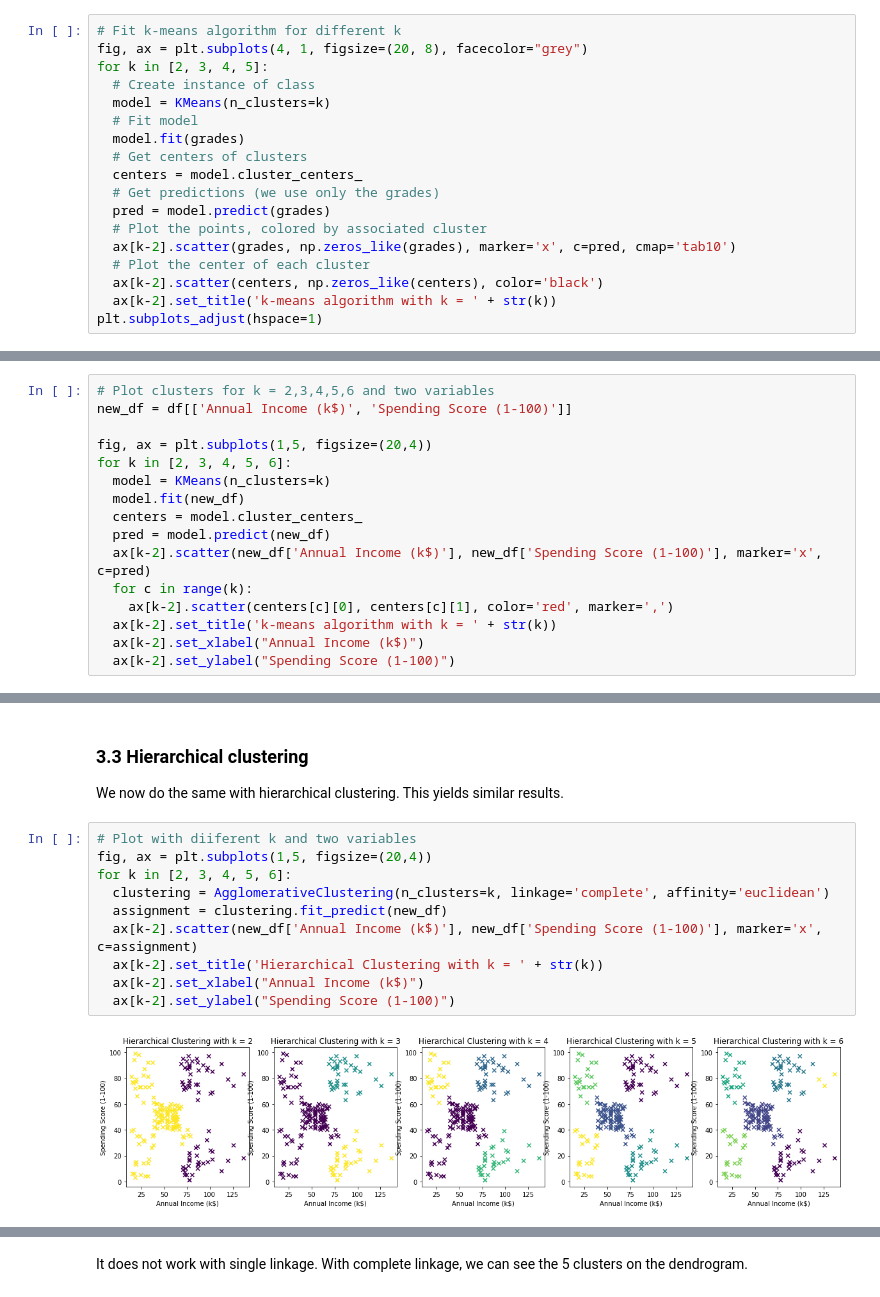
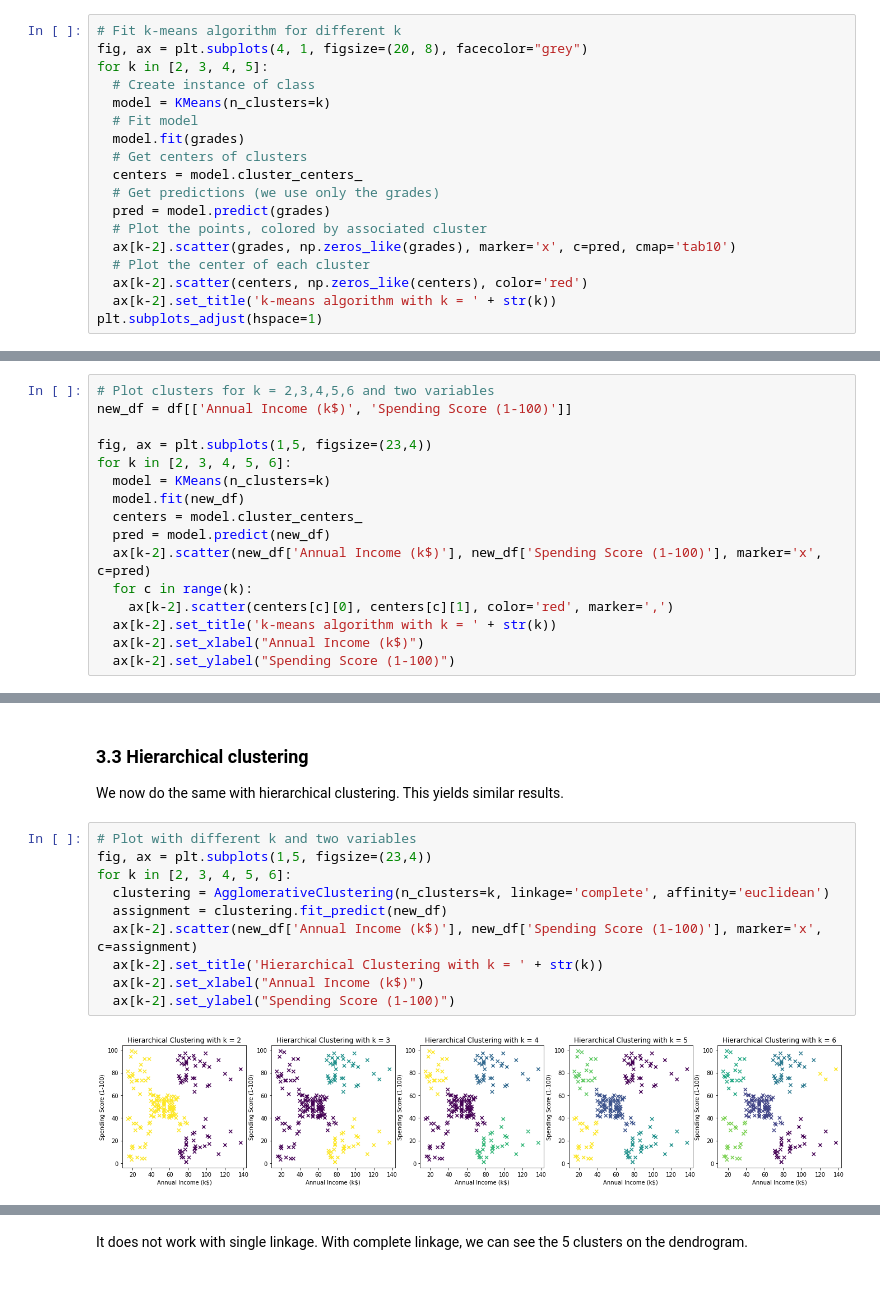
Before and after one commit to michalis0/DataScience_and_MachineLearning, a Jupyter notebook: week11/Clustering.ipynb, the cells around one changed output, grey strips where cells are left out. Saved outputs shown, nothing was run; the diff lists cells and outputs as text.

```diff
--- a/week11/Clustering.ipynb
+++ b/week11/Clustering.ipynb
@@ -109,7 +109,7 @@ for k in [2, 3, 4, 5]:
   # Plot the points, colored by associated cluster
   ax[k-2].scatter(grades, np.zeros_like(grades), marker='x', c=pred, cmap='tab10')
   # Plot the center of each cluster
-  ax[k-2].scatter(centers, np.zeros_like(centers), color='black')
+  ax[k-2].scatter(centers, np.zeros_like(centers), color='red')
   ax[k-2].set_title('k-means algorithm with k = ' + str(k))
 plt.subplots_adjust(hspace=1)
 # %% [output]
@@ -472,7 +472,7 @@ Again, not clear with all four variables. Maybe 6 clusters would be good.
 # Plot clusters for k = 2,3,4,5,6 and two variables
 new_df = df[['Annual Income (k$)', 'Spending Score (1-100)']]
 
-fig, ax = plt.subplots(1,5, figsize=(20,4))
+fig, ax = plt.subplots(1,5, figsize=(23,4))
 for k in [2, 3, 4, 5, 6]:
   model = KMeans(n_clusters=k)
   model.fit(new_df)
@@ -499,16 +520,16 @@ With three variables and 6 clusters: [link](https://www.kaggle.com/kushal1996/cu
 ### 3.3 Hierarchical clustering
 We now do the same with hierarchical clustering. This yields similar results.
 # %%
-# Plot with diiferent k and two variables
-fig, ax = plt.subplots(1,5, figsize=(20,4))
+# Plot with different k and two variables
+fig, ax = plt.subplots(1,5, figsize=(23,4))
 for k in [2, 3, 4, 5, 6]:
   clustering = AgglomerativeClustering(n_clusters=k, linkage='complete', affinity='euclidean')
   assignment = clustering.fit_predict(new_df)
   ax[k-2].scatter(new_df['Annual Income (k$)'], new_df['Spending Score (1-100)'], marker='x', c=assignment)
   ax[k-2].set_title('Hierarchical Clustering with k = ' + str(k))
   ax[k-2].set_xlabel("Annual Income (k$)")
   ax[k-2].set_ylabel("Spending Score (1-100)")
 # %% [output]
-[figure, old version]
+[figure, new version]
 # %%
 # Plot dendrogram - complete
```
Also changed, not shown: parts of 16 cells of this notebook.
